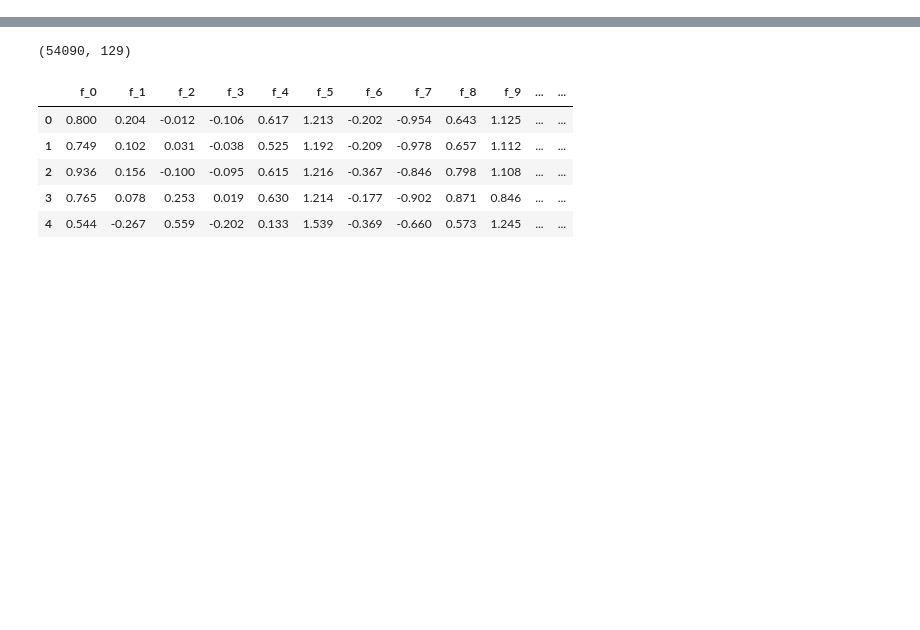
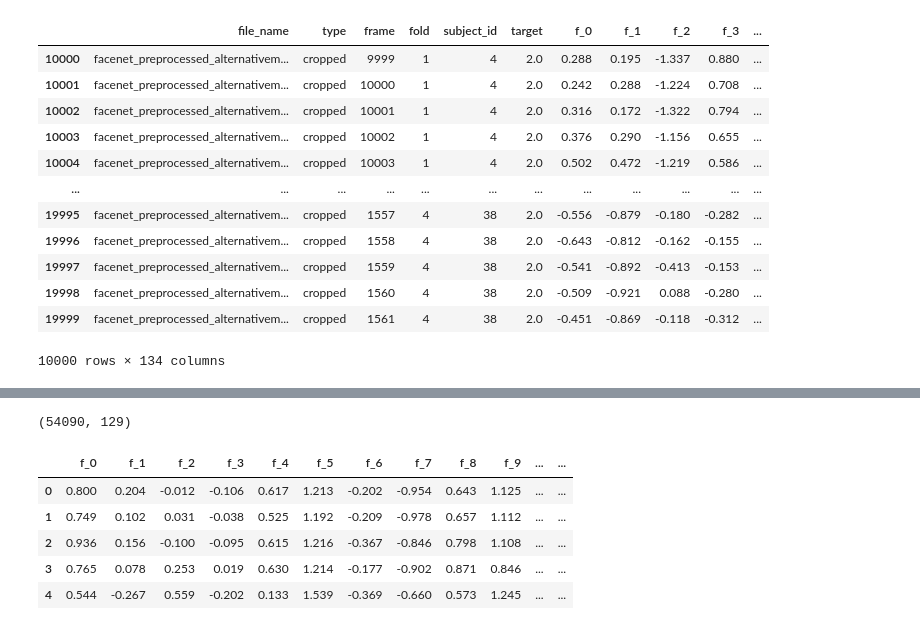
Before and after one commit to Roobahist/fatigue-detection, a Jupyter notebook: experiments/e7/temp.ipynb, the cells around one changed output, grey strips where cells are left out. Saved outputs shown, nothing was run; the diff lists cells and outputs as text; code cells hidden in the pictures; blank space fills up the shorter version.

```diff
--- a/experiments/e7/temp.ipynb
+++ b/experiments/e7/temp.ipynb
@@ -0,0 +94,16 @@
+# %%
+preprocessed_data[preprocessed_data['file_name'] == "facenet_preprocessed_alternativemapping_croppedonly.csv"]
+# %% [output]
+|  | file_name | type | frame | fold | subject_id | target | f_0 | f_1 | f_2 | f_3 | ... |
+| 10000 | facenet_preprocessed_alternativem... | cropped | 9999 | 1 | 4 | 2.0 | 0.288 | 0.195 | -1.337 | 0.880 | ... |
+| 10001 | facenet_preprocessed_alternativem... | cropped | 10000 | 1 | 4 | 2.0 | 0.242 | 0.288 | -1.224 | 0.708 | ... |
+| 10002 | facenet_preprocessed_alternativem... | cropped | 10001 | 1 | 4 | 2.0 | 0.316 | 0.172 | -1.322 | 0.794 | ... |
+| 10003 | facenet_preprocessed_alternativem... | cropped | 10002 | 1 | 4 | 2.0 | 0.376 | 0.290 | -1.156 | 0.655 | ... |
+| 10004 | facenet_preprocessed_alternativem... | cropped | 10003 | 1 | 4 | 2.0 | 0.502 | 0.472 | -1.219 | 0.586 | ... |
+| ... | ... | ... | ... | ... | ... | ... | ... | ... | ... | ... | ... |
+| 19995 | facenet_preprocessed_alternativem... | cropped | 1557 | 4 | 38 | 2.0 | -0.556 | -0.879 | -0.180 | -0.282 | ... |
+| 19996 | facenet_preprocessed_alternativem... | cropped | 1558 | 4 | 38 | 2.0 | -0.643 | -0.812 | -0.162 | -0.155 | ... |
+| 19997 | facenet_preprocessed_alternativem... | cropped | 1559 | 4 | 38 | 2.0 | -0.541 | -0.892 | -0.413 | -0.153 | ... |
+| 19998 | facenet_preprocessed_alternativem... | cropped | 1560 | 4 | 38 | 2.0 | -0.509 | -0.921 | 0.088 | -0.280 | ... |
+| 19999 | facenet_preprocessed_alternativem... | cropped | 1561 | 4 | 38 | 2.0 | -0.451 | -0.869 | -0.118 | -0.312 | ... |
+10000 rows × 134 columns
```
Also changed, not shown: parts of 11 cells of this notebook.
